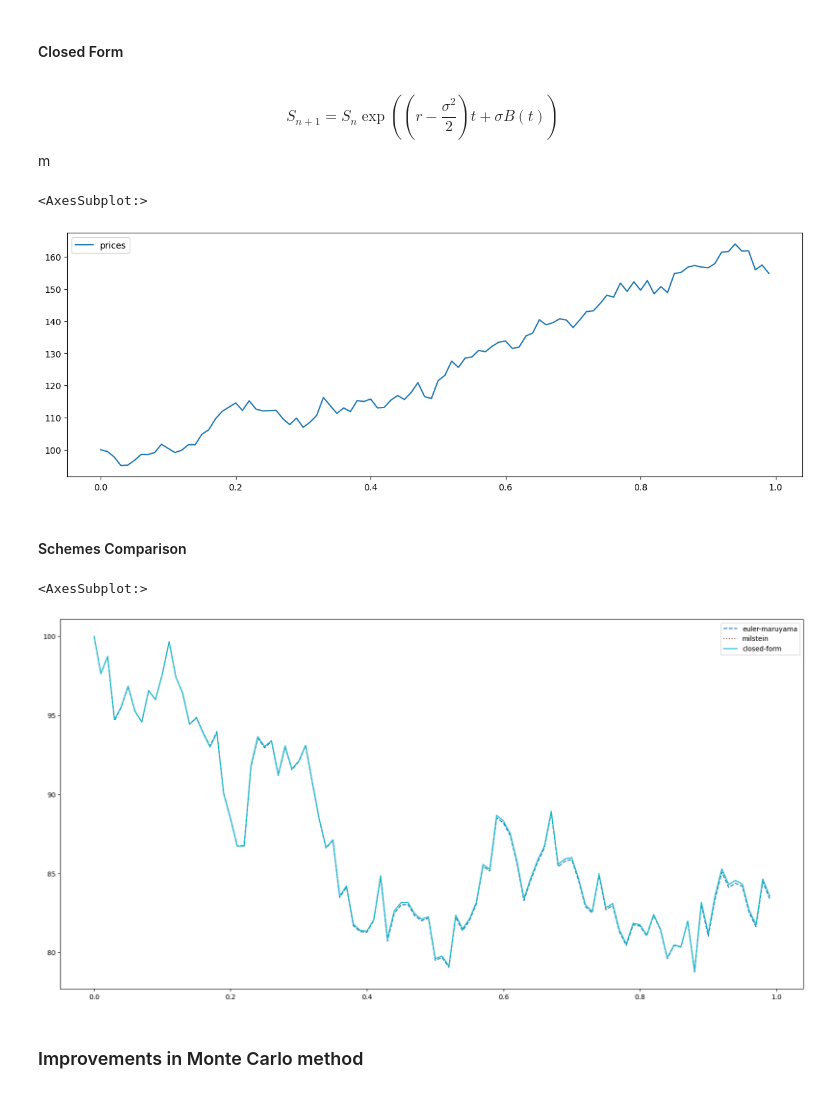
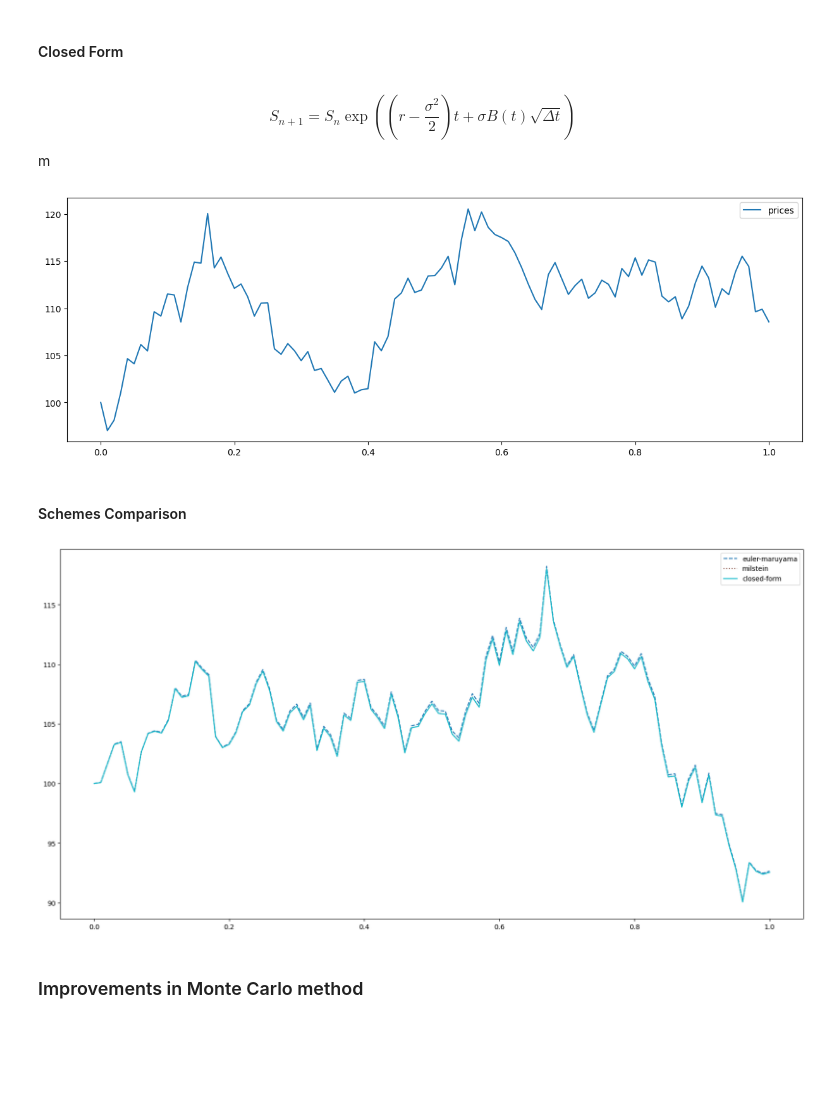
Before and after one commit to fbristotti/cqf, a Jupyter notebook: final/final.ipynb, the cells around one changed output. Saved outputs shown, nothing was run; the diff lists cells and outputs as text; code cells hidden in the pictures; blank space fills up the shorter version.

```diff
--- a/final/final.ipynb
+++ b/final/final.ipynb
@@ -75,9 +75,9 @@ sigma = 0.2
 r = 0.05
 N = 100
 dt = T / N
-dB = np.random.randn(N-1)*np.sqrt(dt)
+B = np.random.randn(N)
 
-S = euler_maruyama_scheme(S0, r, dt, sigma, dB)
-df = pd.DataFrame(index=np.arange(0, T, dt), data=S, columns=['prices'])
-df.plot(colormap='tab10', figsize=[15,5])
+S = euler_maruyama_scheme(S0, r, dt, sigma, B)
+df = pd.DataFrame(index=np.arange(0, T+dt, dt), data=S, columns=['prices'])
+df.plot(colormap='tab10', figsize=[15,5]);
 # %% [output]
@@ -93,6 +92,6 @@ S_{n+1} = S_{n} + rS_{n}\Delta t + \sigma S_{n}\Delta B + \frac{1}{2}\sigma^{2}
 $$
 # %%
-def milstein_scheme(S0, r, dt, sigma, dB):
+def milstein_scheme(S0, r, dt, sigma, B):
     """ the function returns the asset price evolution according to milstein scheme
 
     Keyword arguments:
@@ -102,7 +101,7 @@ def milstein_scheme(S0, r, dt, sigma, dB):
     sigma -- the standard deviation of returns
     dB -- an array of random variables according to wiener process
     """
-    return list(accumulate(dB, lambda S,db: S + r*S*dt + sigma*S*db + 0.5*(sigma**2)*S*(db**2-dt), initial=S0))
+    return list(accumulate(B, lambda S,db: S + r*S*dt + sigma*S*db*np.sqrt(dt) + 0.5*(sigma**2)*S*((db*np.sqrt(dt))**2-dt), initial=S0))
 # %%
 S0 = 100.0
 T = 1.0
@@ -110,9 +109,9 @@ sigma = 0.2
 r = 0.05
 N = 100
 dt = T / N
-dB = np.random.randn(N-1)*np.sqrt(dt)
+B = np.random.randn(N)
 
-S = milstein_scheme(S0, r, dt, sigma, dB)
-df = pd.DataFrame(index=np.arange(0, T, dt), data=S, columns=['prices'])
-df.plot(colormap='tab10', figsize=[15,5])
+S = milstein_scheme(S0, r, dt, sigma, B)
+df = pd.DataFrame(index=np.arange(0, T+dt, dt), data=S, columns=['prices'])
+df.plot(colormap='tab10', figsize=[15,5]);
 # %% [output]
@@ -122,10 +120,10 @@ df.plot(colormap='tab10', figsize=[15,5])
 #### Closed Form
 # %% [markdown]
 $$
-S_{n+1} = S_{n}\exp{((r-\frac{\sigma^2}{2})t + \sigma B(t))}
+S_{n+1} = S_{n}\exp{((r-\frac{\sigma^2}{2})t + \sigma B(t) \sqrt{\Delta t})}
 $$m
 # %%
-def closed_form_scheme(S0, r, dt, sigma, dB):
+def closed_form_scheme(S0, r, dt, sigma, B):
     """ the function returns the asset price evolution according to milstein scheme
 
     Keyword arguments:
@@ -135,7 +133,7 @@ def closed_form_scheme(S0, r, dt, sigma, dB):
     sigma -- the standard deviation of returns
     dB -- an array of random variables according to wiener process
     """
-    return list(accumulate(dB, lambda S,db: S * np.exp((r-0.5*sigma**2)*dt + sigma*db), initial=S0))
+    return list(accumulate(B, lambda S,db: S * np.exp((r-0.5*sigma**2)*dt + sigma*db*np.sqrt(dt)), initial=S0))
 # %%
 S0 = 100.0
 T = 1.0
@@ -143,33 +141,31 @@ sigma = 0.2
 r = 0.05
 N = 100
 dt = T / N
-dB = np.random.randn(N-1)*np.sqrt(dt)
+B = np.random.randn(N)
 
-S = closed_form_scheme(S0, r, dt, sigma, dB)
-df = pd.DataFrame(index=np.arange(0, T, dt), data=S, columns=['prices'])
-df.plot(colormap='tab10', figsize=[15,5])
+S = closed_form_scheme(S0, r, dt, sigma, B)
+df = pd.DataFrame(index=np.arange(0, T+dt, dt), data=S, columns=['prices'])
+df.plot(colormap='tab10', figsize=[15,5]);
 # %% [output]
-<AxesSubplot:>
-[figure, old version]
+[figure, new version]
 # %% [markdown]
 #### Schemes Comparison
 # %%
 S0 = 100.0
 T = 1.0
 sigma = 0.2
 r = 0.05
 N = 100
 dt = T / N
-dB = np.random.randn(N-1)*np.sqrt(dt)
+B = np.random.randn(N)
 
-df_schemes = pd.DataFrame(index=np.arange(0, T, dt))
-df_schemes['euler-maruyama'] = euler_maruyama_scheme(S0, r, dt, sigma, dB)
-df_schemes['milstein'] = milstein_scheme(S0, r, dt, sigma, dB)
-df_schemes['closed-form'] = closed_form_scheme(S0, r, dt, sigma, dB)
-df_schemes.plot(style=['--', ':', '-'],colormap='tab10', figsize=[20,10])
+df_schemes = pd.DataFrame(index=np.arange(0, T+dt, dt))
+df_schemes['euler-maruyama'] = euler_maruyama_scheme(S0, r, dt, sigma, B)
+df_schemes['milstein'] = milstein_scheme(S0, r, dt, sigma, B)
+df_schemes['closed-form'] = closed_form_scheme(S0, r, dt, sigma, B)
+df_schemes.plot(style=['--', ':', '-'],colormap='tab10', figsize=[20,10]);
 # %% [output]
-<AxesSubplot:>
-[figure, old version]
+[figure, new version]
 # %% [markdown]
 ### Improvements in Monte Carlo method
 # %% [markdown]
```
Also changed, not shown: parts of 19 cells of this notebook, 2 other files.
